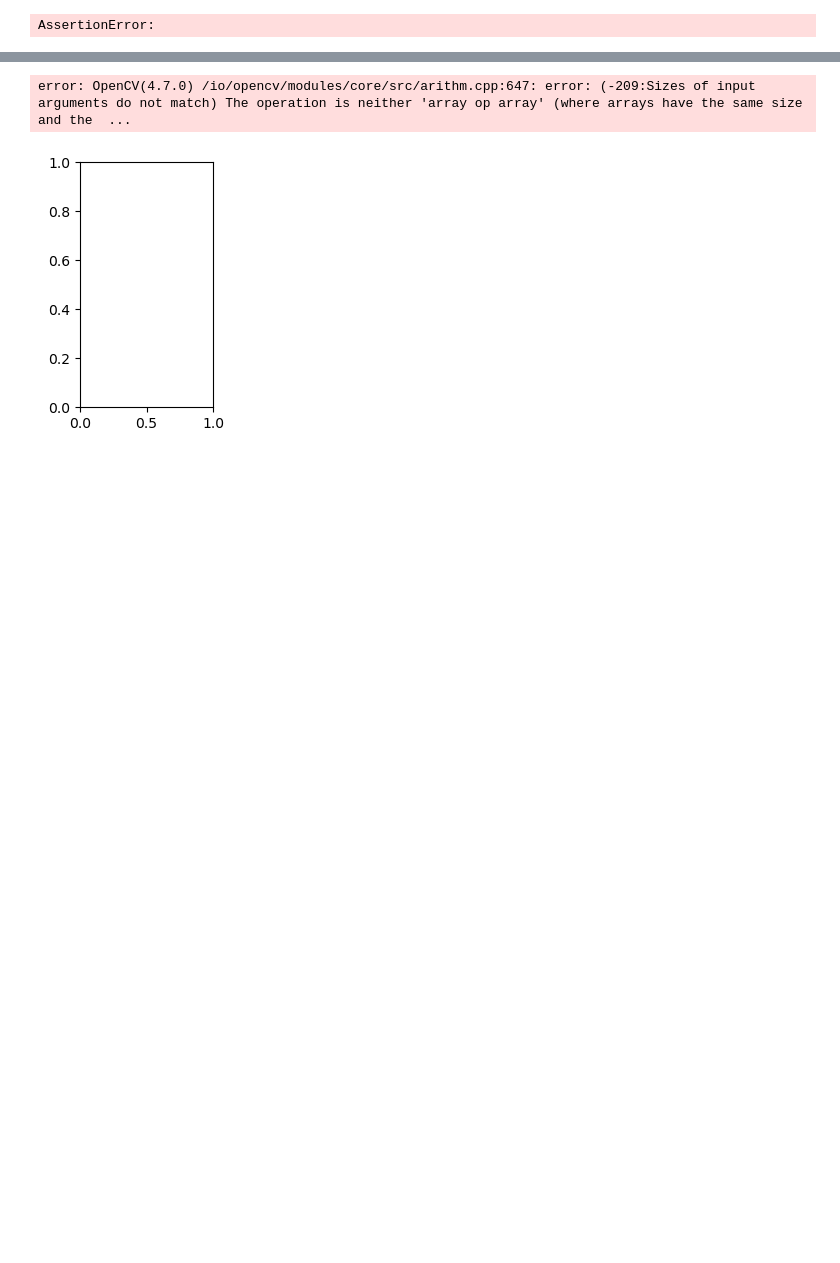
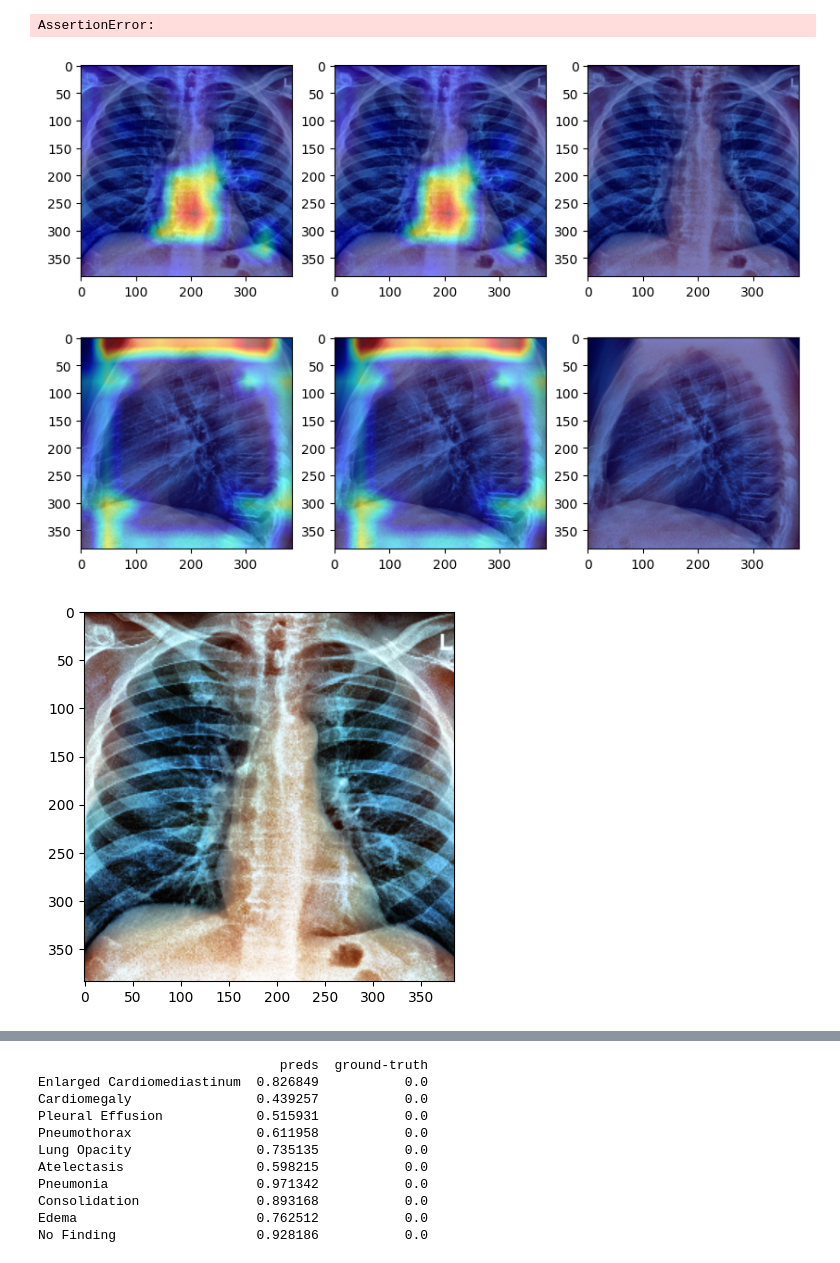
Before and after one commit to CCSMTL/IA-MED_IMG, a Jupyter notebook: CheXpert2/inference/inference.ipynb, the cells around one changed output, grey strips where cells are left out. Cells and saved outputs as stored; diff of their text form; code cells hidden in the pictures; blank space fills up the shorter version.

```diff
--- a/CheXpert2/inference/inference.ipynb
+++ b/CheXpert2/inference/inference.ipynb
@@ -237,8 +237,8 @@ from pytorch_grad_cam import FullGrad,EigenCAM,GradCAM,HiResCAM,GradCAMPlusPlus,
 from PIL import Image
 
 cams=[
-    FullGrad(model,target_layers=[]),
-    EigenCAM(model,target_layers=[model.backbone.stages[-1]]),
+    #FullGrad(model,target_layers=[]), #crashes
+    #EigenCAM(model,target_layers=[model.backbone.stages[-1 , #same as gradcam
     GradCAM(model,target_layers=[model.backbone.stages[-1]]),
     HiResCAM(model,target_layers=[model.backbone.stages[-1]]),
     ScoreCAM(model,target_layers=[model.backbone.stages[-1]],use_cuda=True),
@@ -275,37 +275,39 @@ targets = [ClassifierOutputTarget(i) for i,output in enumerate(outputs.squeeze()
 
 for ex,cam in enumerate(cams,start=1) :
     heatmap0 = cam(img0.float(),targets=targets).squeeze() * -255+255
-    del img0
+
     heatmap1 = cam(img1.float(),targets=targets).squeeze() * -255+255
-    del img1
+
 
     heatmap0 = np.where(heatmap0<0.9,0,heatmap0)
     heatmap1 = np.where(heatmap0<0.9,0,heatmap1)
     fig.add_subplot(rows, columns, ex)
     heatmap0 = np.array(cv.applyColorMap(cv.cvtColor(heatmap0[:, :,None].astype(np.uint8), cv.COLOR_RGB2BGR),cv.COLORMAP_JET))
 
     heatmap0 = cv.addWeighted(heatmap0, 0.5, img0_display, 0.5, 0)
     plt.imshow(heatmap0.squeeze())
 
     fig.add_subplot(rows, columns, len(cams)+ex)
     heatmap1 = np.array(cv.applyColorMap(cv.cvtColor(heatmap1[:, :,None].astype(np.uint8), cv.COLOR_RGB2BGR),cv.COLORMAP_JET))
     heatmap1 = cv.addWeighted(heatmap1, 0.5, img1_display, 0.5, 0)
     plt.imshow(heatmap1.squeeze())
 
 i+=1
 plt.show()
 plt.imshow(img0_display)
 plt.show()
 plt.imshow(img1_display)
 plt.show()
 #Image.fromarray(heatmap0).save("c:/Users/joeda/PycharmProjects/IA-MED_IMG/dataheatmap_frontal.jpg")
 #Image.fromarray(heatmap1).save("c:/Users/joeda/PycharmProjects/IA-MED_IMG/dataheatmap_lateral.jpg")
 
 labels=torch.zeros_like(outputs).to(device)
 #loss = criterion(outputs.squeeze(), labels)
 outputs = torch.sigmoid(outputs)
 
 data=pd.DataFrame([outputs.cpu().detach().numpy().squeeze(),labels.cpu().numpy().squeeze()],columns=names,index=["preds","ground-truth"])
 
 print(data.T)
 # %% [output]
+[figure, new version]
+[figure, added]
@@ -312,2 +315,11 @@ print(data.T)
-error: OpenCV(4.7.0) /io/opencv/modules/core/src/arithm.cpp:647: error: (-209:Sizes of input arguments do not match) The operation is neither 'array op array' (where arrays have the same size and the  ...
+                               preds  ground-truth
+Enlarged Cardiomediastinum  0.826849           0.0
+Cardiomegaly                0.439257           0.0
+Pleural Effusion            0.515931           0.0
+Pneumothorax                0.611958           0.0
+Lung Opacity                0.735135           0.0
+Atelectasis                 0.598215           0.0
+Pneumonia                   0.971342           0.0
+Consolidation               0.893168           0.0
+Edema                       0.762512           0.0
+No Finding                  0.928186           0.0
-[figure, old version]
```
Also changed, not shown: parts of 2 cells of this notebook, 2 other files.
